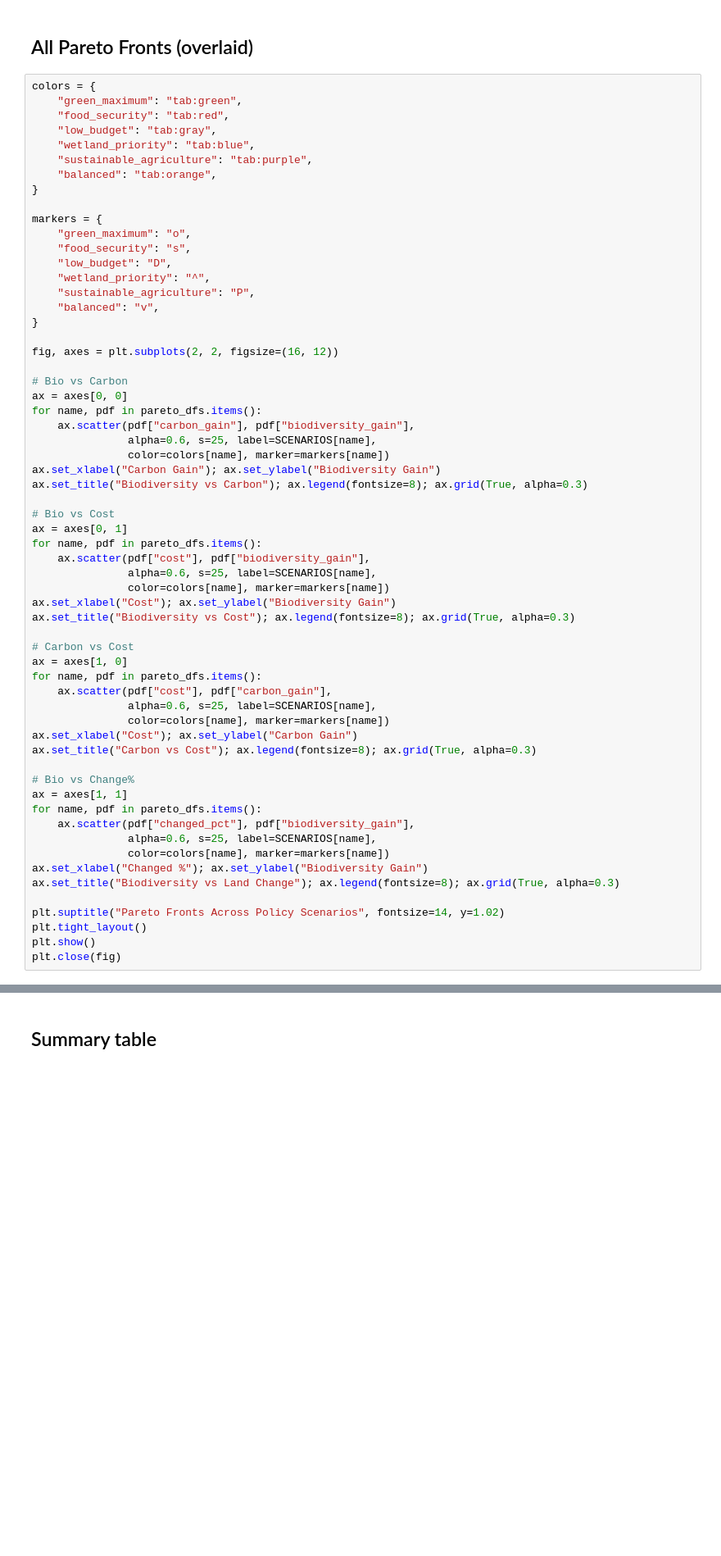
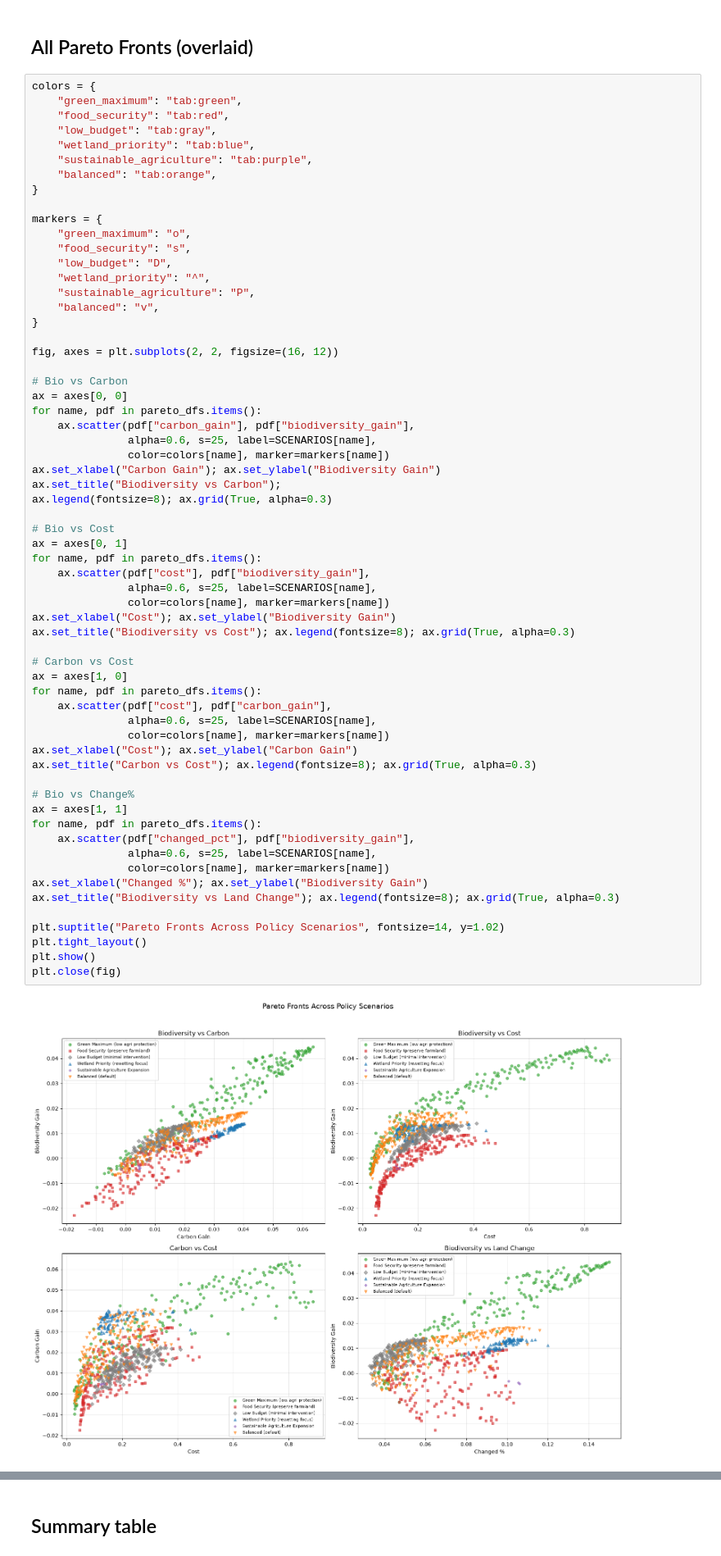
Before and after one commit to RRisto/et-landuse, a Jupyter notebook: notebooks/10_scenario_comparison.ipynb, the cells around one changed output, grey strips where cells are left out. Shown at 82% size. Drawn from its saved outputs; the diff is of its cells as text; blank space fills up the shorter version.

Commit message:
Preserve reproducible scenario comparison results and plots

```diff
--- a/notebooks/10_scenario_comparison.ipynb
+++ b/notebooks/10_scenario_comparison.ipynb
@@ -236,36 +274,39 @@ for name, pdf in pareto_dfs.items():
                alpha=0.6, s=25, label=SCENARIOS[name],
                color=colors[name], marker=markers[name])
 ax.set_xlabel("Carbon Gain"); ax.set_ylabel("Biodiversity Gain")
-ax.set_title("Biodiversity vs Carbon"); ax.legend(fontsize=8); ax.grid(True, alpha=0.3)
+ax.set_title("Biodiversity vs Carbon");
+ax.legend(fontsize=8); ax.grid(True, alpha=0.3)
 
 # Bio vs Cost
 ax = axes[0, 1]
 for name, pdf in pareto_dfs.items():
     ax.scatter(pdf["cost"], pdf["biodiversity_gain"],
                alpha=0.6, s=25, label=SCENARIOS[name],
                color=colors[name], marker=markers[name])
 ax.set_xlabel("Cost"); ax.set_ylabel("Biodiversity Gain")
 ax.set_title("Biodiversity vs Cost"); ax.legend(fontsize=8); ax.grid(True, alpha=0.3)
 
 # Carbon vs Cost
 ax = axes[1, 0]
 for name, pdf in pareto_dfs.items():
     ax.scatter(pdf["cost"], pdf["carbon_gain"],
                alpha=0.6, s=25, label=SCENARIOS[name],
                color=colors[name], marker=markers[name])
 ax.set_xlabel("Cost"); ax.set_ylabel("Carbon Gain")
 ax.set_title("Carbon vs Cost"); ax.legend(fontsize=8); ax.grid(True, alpha=0.3)
 
 # Bio vs Change%
 ax = axes[1, 1]
 for name, pdf in pareto_dfs.items():
     ax.scatter(pdf["changed_pct"], pdf["biodiversity_gain"],
                alpha=0.6, s=25, label=SCENARIOS[name],
                color=colors[name], marker=markers[name])
 ax.set_xlabel("Changed %"); ax.set_ylabel("Biodiversity Gain")
 ax.set_title("Biodiversity vs Land Change"); ax.legend(fontsize=8); ax.grid(True, alpha=0.3)
 
 plt.suptitle("Pareto Fronts Across Policy Scenarios", fontsize=14, y=1.02)
 plt.tight_layout()
 plt.show()
 plt.close(fig)
+# %% [output]
+[figure, added]
```
Also changed, not shown: parts of 18 cells of this notebook, 5 other files.
